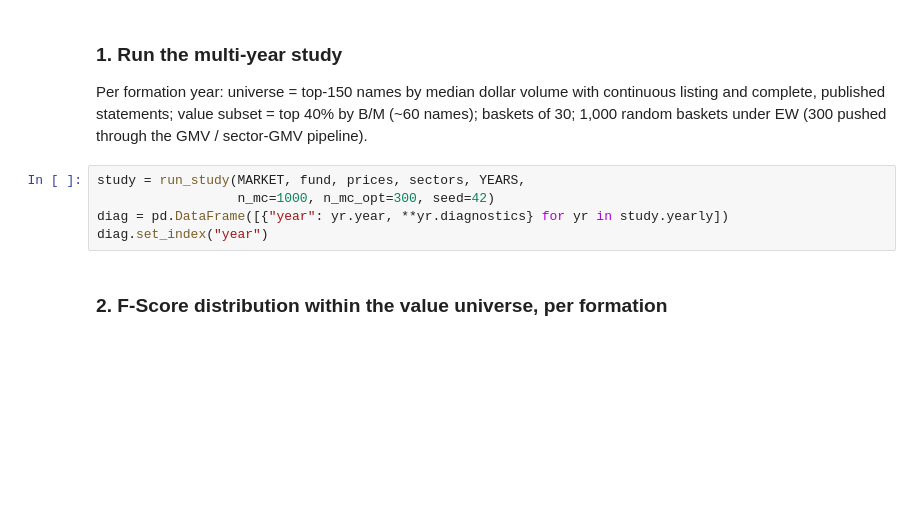
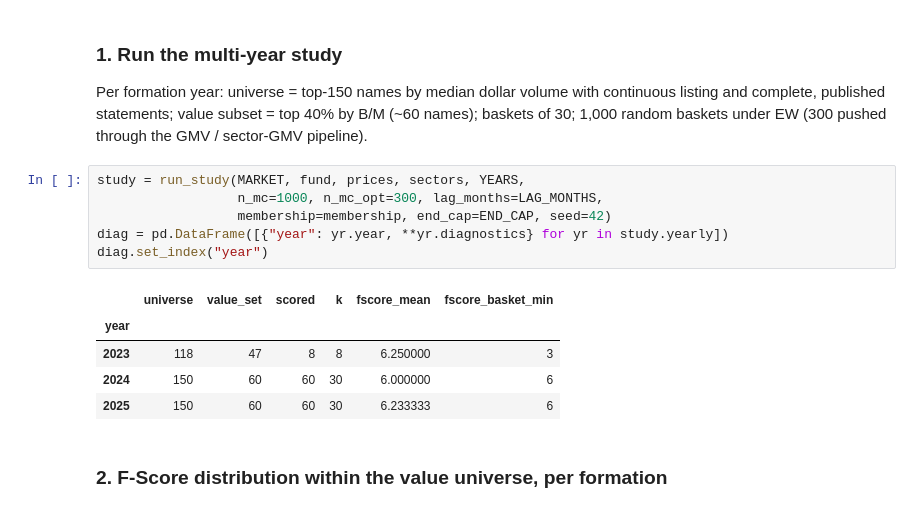
Before and after one commit to mikeding1130/fscore_capstone, a Jupyter notebook: notebooks/04_japan_full_study.ipynb, the cells around one changed output. Drawn from its saved outputs; the diff is of its cells as text; blank space fills up the shorter version.

```diff
--- a/notebooks/04_japan_full_study.ipynb
+++ b/notebooks/04_japan_full_study.ipynb
@@ -45,9 +53,16 @@ by B/M (~60 names); baskets of 30; 1,000 random baskets under EW (300 pushed
 through the GMV / sector-GMV pipeline).
 # %%
 study = run_study(MARKET, fund, prices, sectors, YEARS,
-                  n_mc=1000, n_mc_opt=300, seed=42)
+                  n_mc=1000, n_mc_opt=300, lag_months=LAG_MONTHS,
+                  membership=membership, end_cap=END_CAP, seed=42)
 diag = pd.DataFrame([{"year": yr.year, **yr.diagnostics} for yr in study.yearly])
 diag.set_index("year")
+# %% [output]
+|  | universe | value_set | scored | k | fscore_mean | fscore_basket_min |
+| year |  |  |  |  |  |  |
+| 2023 | 118 | 47 | 8 | 8 | 6.250000 | 3 |
+| 2024 | 150 | 60 | 60 | 30 | 6.000000 | 6 |
+| 2025 | 150 | 60 | 60 | 30 | 6.233333 | 6 |
 # %% [markdown]
 ### 2. F-Score distribution within the value universe, per formation
 # %%
```
Also changed, not shown: parts of 11 cells of this notebook, 15 other files.
